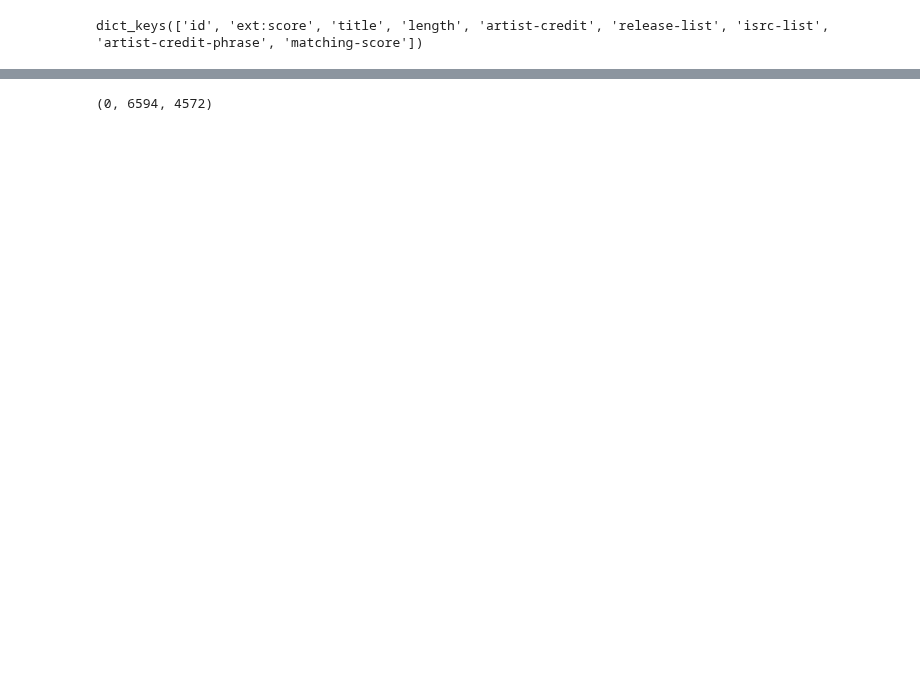
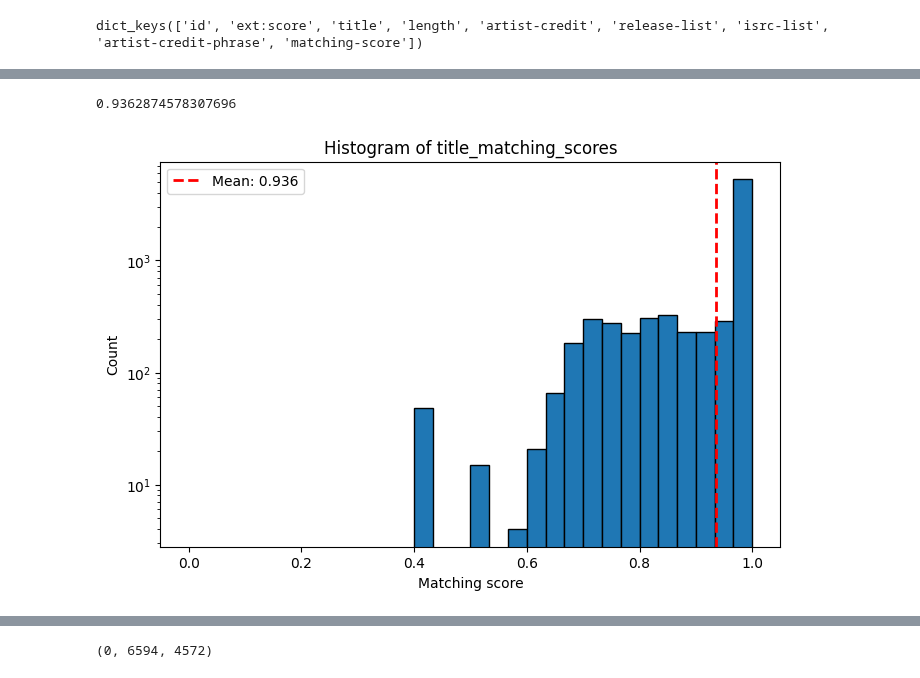
Before and after one commit to ChefBB/dss_lab_project, a Jupyter notebook: assignment_2/understanding_retrieved_data.ipynb, the cells around one changed output, grey strips where cells are left out. Cells and saved outputs as stored; diff of their text form; code cells hidden in the pictures; blank space fills up the shorter version.

```diff
--- a/assignment_2/understanding_retrieved_data.ipynb
+++ b/assignment_2/understanding_retrieved_data.ipynb
@@ -239,3 +304,29 @@ plt.show()
+# %%
+from statistics import mean
+
+title_matching_scores = []
+
+for title_match in title_matching:
+    title_matching_scores.append(title_match[0]['matching-score'])
+
+mean(title_matching_scores)
+# %% [output]
+0.9362874578307696
+# %%
+import matplotlib.pyplot as plt
+
+plt.figure(figsize=(8,5))
+m = mean(title_matching_scores)
+plt.hist(title_matching_scores, bins=30, range=(0,1), edgecolor='black')
+plt.xlabel('Matching score')
+plt.ylabel('Count')
+plt.title('Histogram of title_matching_scores')
+plt.axvline(m, color='red', linestyle='--', linewidth=2, label=f"Mean: {m:.3f}")
+plt.legend()
+plt.yscale('log')
+plt.show()
+# %% [output]
+[figure, added]
 # %%
 not_matching = []
 
```
Also changed, not shown: parts of 18 cells of this notebook, 2 other files.
